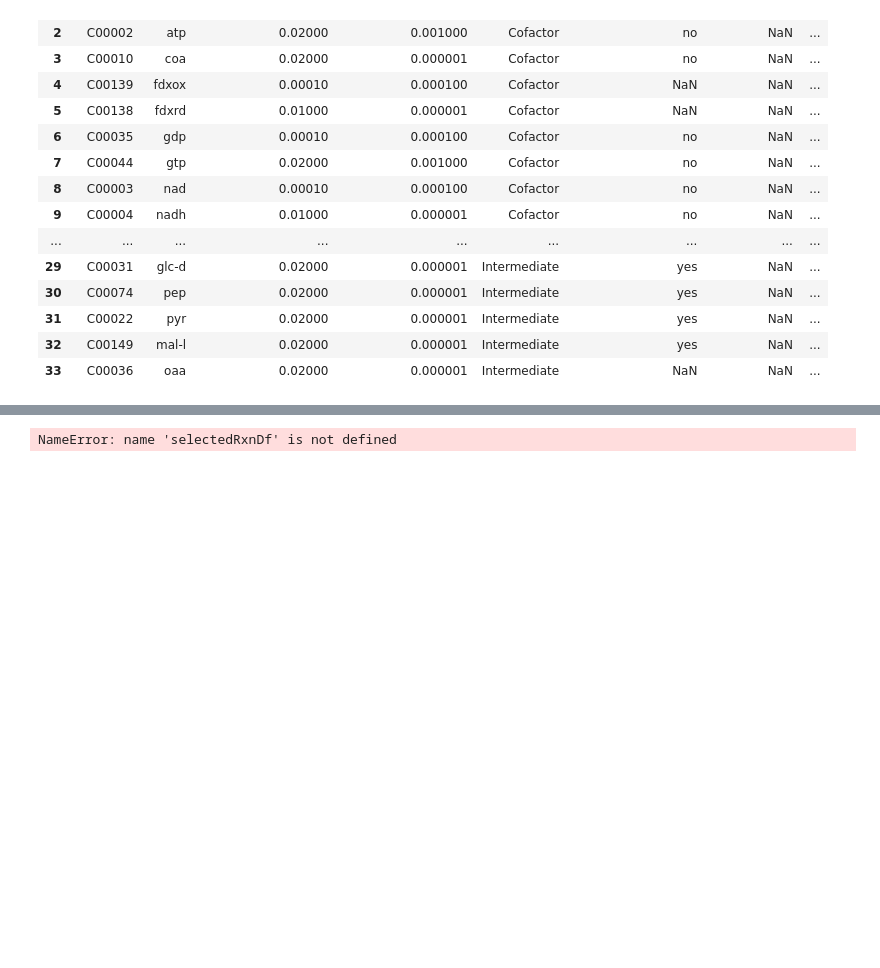
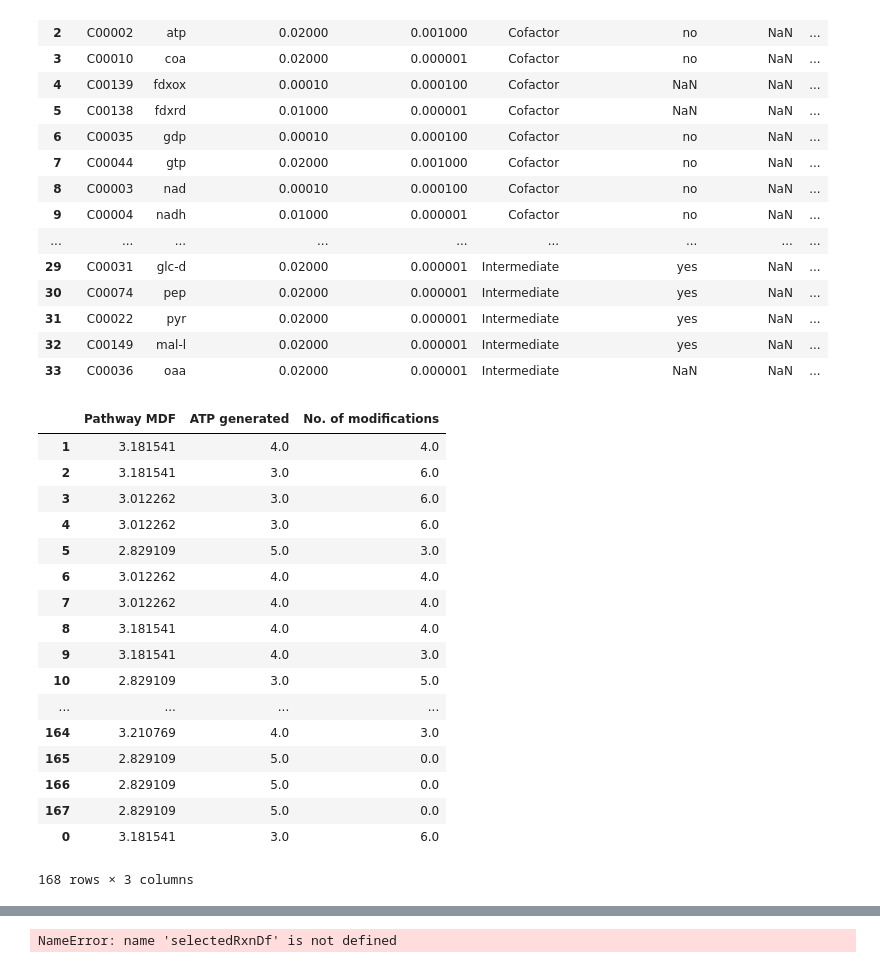
Before and after one commit to satyakamdash/Ctherm_thermo, a Jupyter notebook: EFM_eval_v3.ipynb, the cells around one changed output, grey strips where cells are left out. Saved outputs shown, nothing was run; the diff lists cells and outputs as text; code cells hidden in the pictures; blank space fills up the shorter version.

```diff
--- a/EFM_eval_v3.ipynb
+++ b/EFM_eval_v3.ipynb
@@ -204,17 +204,43 @@ for f in range(1,no_EFM+1):
     df.loc[f]=[df1[1][f-1],df2[1][f-1],ham_dis[f]]
 # %%
 #Updated Hamming distance calculation
-df=pd.DataFrame(index=np.arange(1, no_EFM),columns=('Pathway mdf', 'ATP generated', 'Hamming distance'))
+import math as mt
+df=pd.DataFrame(index=np.arange(1, no_EFM),columns=('Pathway MDF', 'ATP generated', 'No. of modifications'))
+df_cl3=pd.DataFrame(index=np.arange(1, no_EFM),columns=('Pathway MDF', 'ATP generated', 'No. of modifications'))
+
 ham_dis={}
 wt_ind=227
+inx=0
 for f in range(1,no_EFM+1):
-    inx=0
     ham_dis[f]=0
     for i,row in allRxnDf.iterrows():
-        if allRxnDf.loc[i,'Name'] not in ['ATPase1','GLK-GTP','GLK-ATP','PGK-ATP','PGK-GTP','MDH','ME','RNF_ATPase','RNF_PPiase','NDK','Gly-cyc','NFN']:
+        if allRxnDf.loc[i,'Name'] not in ['ATPase1','ATPase2','GLK-GTP','GLK-ATP','PGK-ATP','PGK-GTP','MDH','ME','RNF_ATPase','RNF_PPiase','NDK','Gly-cyc','NFN']:
             if allRxnDf.loc[i,f]!=allRxnDf.loc[i,227]:
                 ham_dis[f]+=np.sign(abs(allRxnDf.loc[i,227]))
             if allRxnDf.loc[i,'Name'] in ['NADPH-FNOR','NADH-FNOR']: #if either FNOR is present then it has replaced RNFs and should increase hamming distance
                 ham_dis[f]+=np.sign(abs(allRxnDf.loc[i,f]))
     df.loc[f]=[df1[1][f-1],df2[1][f-1],ham_dis[f]]
+    if df1[1][f-1]>2 and df1[1][f-1]<5:
+        df_cl3.loc[inx]=[df1[1][f-1],df2[1][f-1],mt.floor(ham_dis[f])]
+        inx+=1
+df_cl3.drop(index=range(inx,no_EFM))
+# %% [output]
+|  | Pathway MDF | ATP generated | No. of modifications |
+| 1 | 3.181541 | 4.0 | 4.0 |
+| 2 | 3.181541 | 3.0 | 6.0 |
+| 3 | 3.012262 | 3.0 | 6.0 |
+| 4 | 3.012262 | 3.0 | 6.0 |
+| 5 | 2.829109 | 5.0 | 3.0 |
+| 6 | 3.012262 | 4.0 | 4.0 |
+| 7 | 3.012262 | 4.0 | 4.0 |
+| 8 | 3.181541 | 4.0 | 4.0 |
+| 9 | 3.181541 | 4.0 | 3.0 |
+| 10 | 2.829109 | 3.0 | 5.0 |
+| ... | ... | ... | ... |
+| 164 | 3.210769 | 4.0 | 3.0 |
+| 165 | 2.829109 | 5.0 | 0.0 |
+| 166 | 2.829109 | 5.0 | 0.0 |
+| 167 | 2.829109 | 5.0 | 0.0 |
+| 0 | 3.181541 | 3.0 | 6.0 |
+168 rows × 3 columns
 # %%
```
Also changed, not shown: parts of 3 cells of this notebook, 7 other files.
